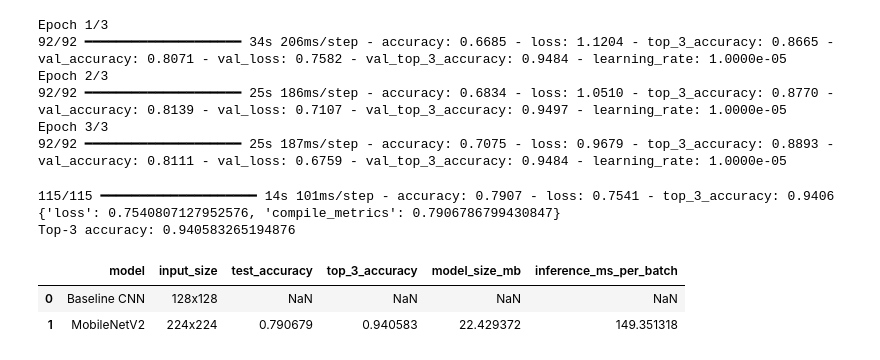
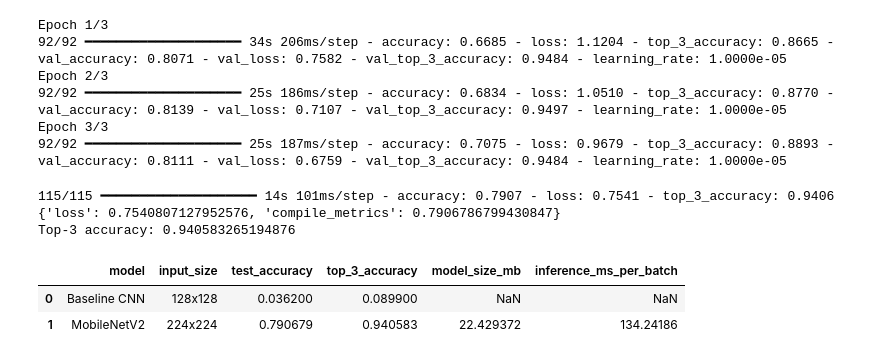
Before and after one commit to andri-10/computer_vision, a Jupyter notebook: PetVision-DeepLearning/notebooks/03_transfer_learning_classification.ipynb, the cells around one changed output. Cells and saved outputs as stored; diff of their text form; code cells hidden in the pictures.

Commit message:
Complete Notebook 3

```diff
--- a/PetVision-DeepLearning/notebooks/03_transfer_learning_classification.ipynb
+++ b/PetVision-DeepLearning/notebooks/03_transfer_learning_classification.ipynb
@@ -166,17 +166,17 @@ plot_confusion_matrix(y_true, y_pred, label_names, PROJECT_ROOT / "results/class
 {'loss': 0.7540807127952576, 'compile_metrics': 0.7906786799430847}
 Top-3 accuracy: 0.940583265194876
 # %%
-# Model comparison table. Fill baseline values after running notebook 02.
+# Model comparison table. Baseline CNN values come from notebook 2.
 sample_batch = next(iter(test_ds))[0]
 inference_ms = measure_inference_time(best_model, sample_batch, runs=10)
 model_size_mb = (PROJECT_ROOT / "models/best_classifier.keras").stat().st_size / (1024 * 1024)
 comparison = pd.DataFrame([
-    {"model": "Baseline CNN", "input_size": "128x128", "test_accuracy": None, "top_3_accuracy": None, "model_size_mb": None, "inference_ms_per_batch": None},
+    {"model": "Baseline CNN", "input_size": "128x128", "test_accuracy": 0.0362, "top_3_accuracy": 0.0899, "model_size_mb": None, "inference_ms_per_batch": None},
     {"model": BACKBONE, "input_size": "224x224", "test_accuracy": float(np.mean(y_true == y_pred)), "top_3_accuracy": transfer_top3, "model_size_mb": model_size_mb, "inference_ms_per_batch": inference_ms},
 ])
 comparison.to_csv(PROJECT_ROOT / "results/classification/model_comparison_table.csv", index=False)
 comparison
 # %% [output]
 |  | model | input_size | test_accuracy | top_3_accuracy | model_size_mb | inference_ms_per_batch |
-| 0 | Baseline CNN | 128x128 | NaN | NaN | NaN | NaN |
-| 1 | MobileNetV2 | 224x224 | 0.790679 | 0.940583 | 22.429372 | 149.351318 |
+| 0 | Baseline CNN | 128x128 | 0.036200 | 0.089900 | NaN | NaN |
+| 1 | MobileNetV2 | 224x224 | 0.790679 | 0.940583 | 22.429372 | 134.24186 |
```
